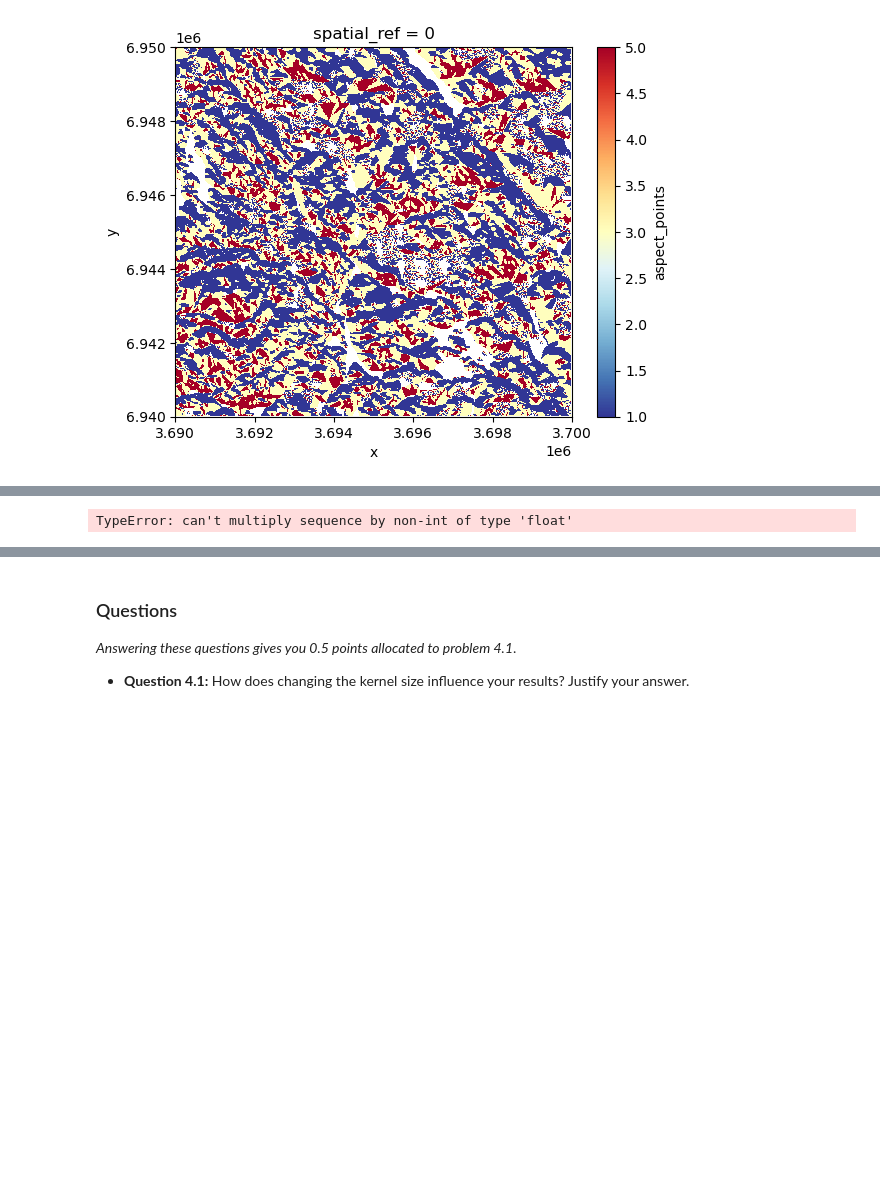
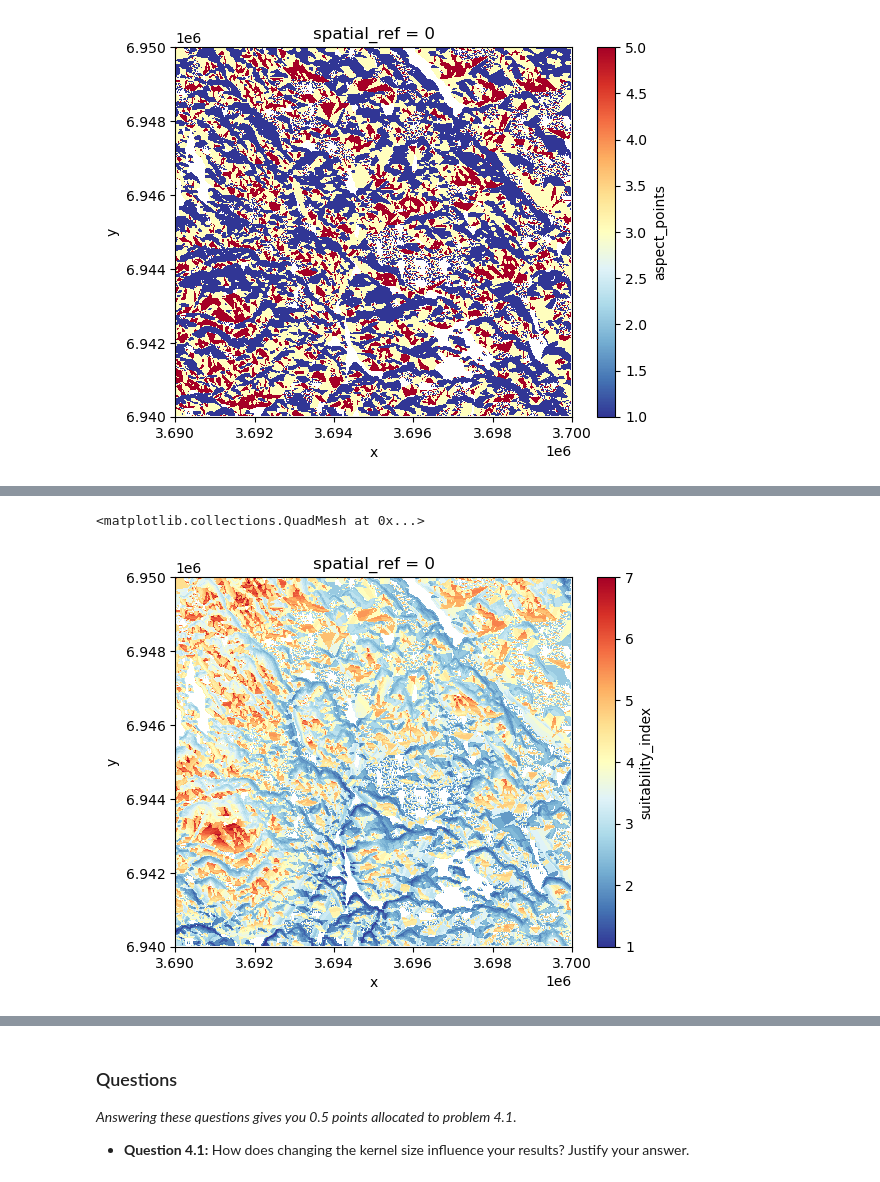
Before and after one commit to KoodiMalpo/Exercise_4_KoodiMalpo, a Jupyter notebook: Exercise-4.ipynb, the cells around one changed output, grey strips where cells are left out. Drawn from its saved outputs; the diff is of its cells as text; code cells hidden in the pictures; blank space fills up the shorter version.

```diff
--- a/Exercise-4.ipynb
+++ b/Exercise-4.ipynb
@@ -481,11 +481,13 @@ Hence, we give most weight (60 %) to the aspect and equal amount of weight for t
 *Example map showing the suitability index. The higher the value, the better suited it is for building/buying a summer cottage based on our criteria.*
 # %%
 # REPLACE THE ERROR BELOW WITH YOUR OWN CODE
-data["suitability_index"] = 0.2*["elevation_points"] + 0.6*data["aspect_points"] + 0.2*data["slope_points"]
+
+data["suitability_index"] = 0.2*data["elevation_points"] + 0.6*data["aspect_points"] + 0.2*data["slope_points"]
 
 data["suitability_index"].plot(cmap="RdYlBu_r")
 # %% [output]
-TypeError: can't multiply sequence by non-int of type 'float'
+<matplotlib.collections.QuadMesh at 0x...>
+[figure, added]
 # %% [markdown]
 ## Problem 4 - Smooth the surface with focal map algebra (2 points)
 
```
Also changed, not shown: parts of 1 cell of this notebook.
